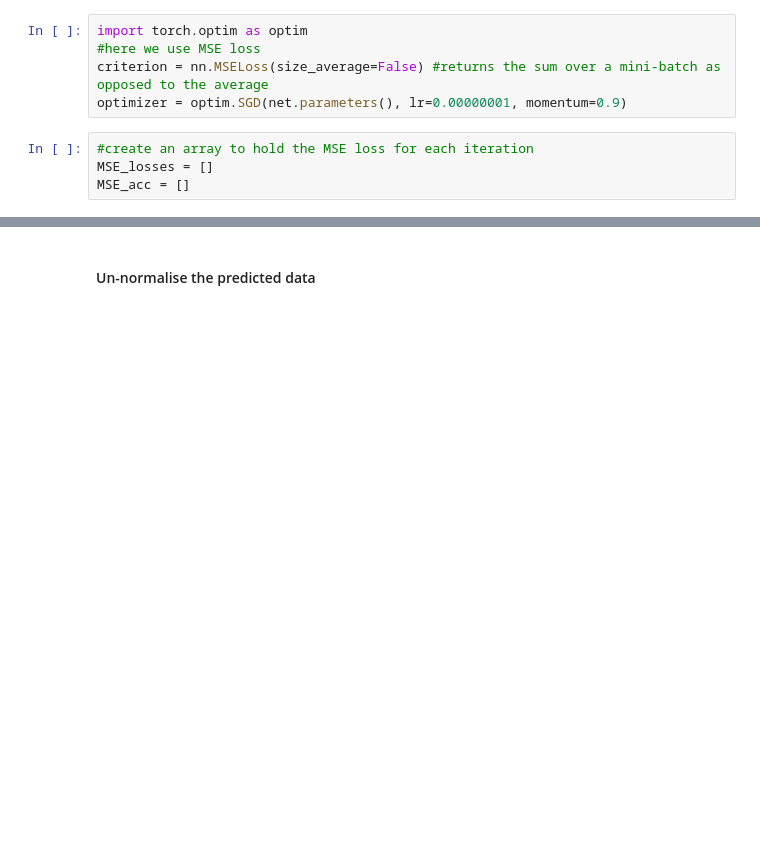
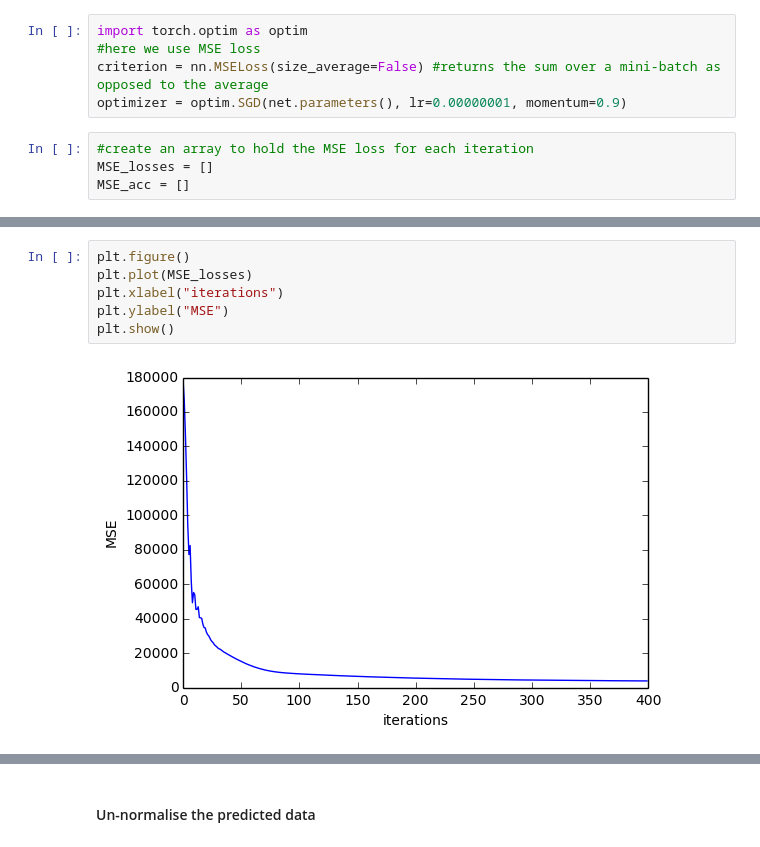
Before and after one commit to shivamdhall/MRIDataHarmonisation, a Jupyter notebook: Development/DIPY_NIBABEL.ipynb, the cells around one changed output, grey strips where cells are left out. Saved outputs shown, nothing was run; the diff lists cells and outputs as text; blank space fills up the shorter version.

```diff
--- a/Development/DIPY_NIBABEL.ipynb
+++ b/Development/DIPY_NIBABEL.ipynb
@@ -761,3 +738,11 @@ ValueError: x and y must have same first dimension
+# %%
+plt.figure()
+plt.plot(MSE_losses)
+plt.xlabel("iterations")
+plt.ylabel("MSE")
+plt.show()
+# %% [output]
+[figure, added]
 # %%
 for test_data in testloader: #batch processing
         test_inputs = test_data['inp']
```
Also changed, not shown: parts of 12 cells of this notebook.
